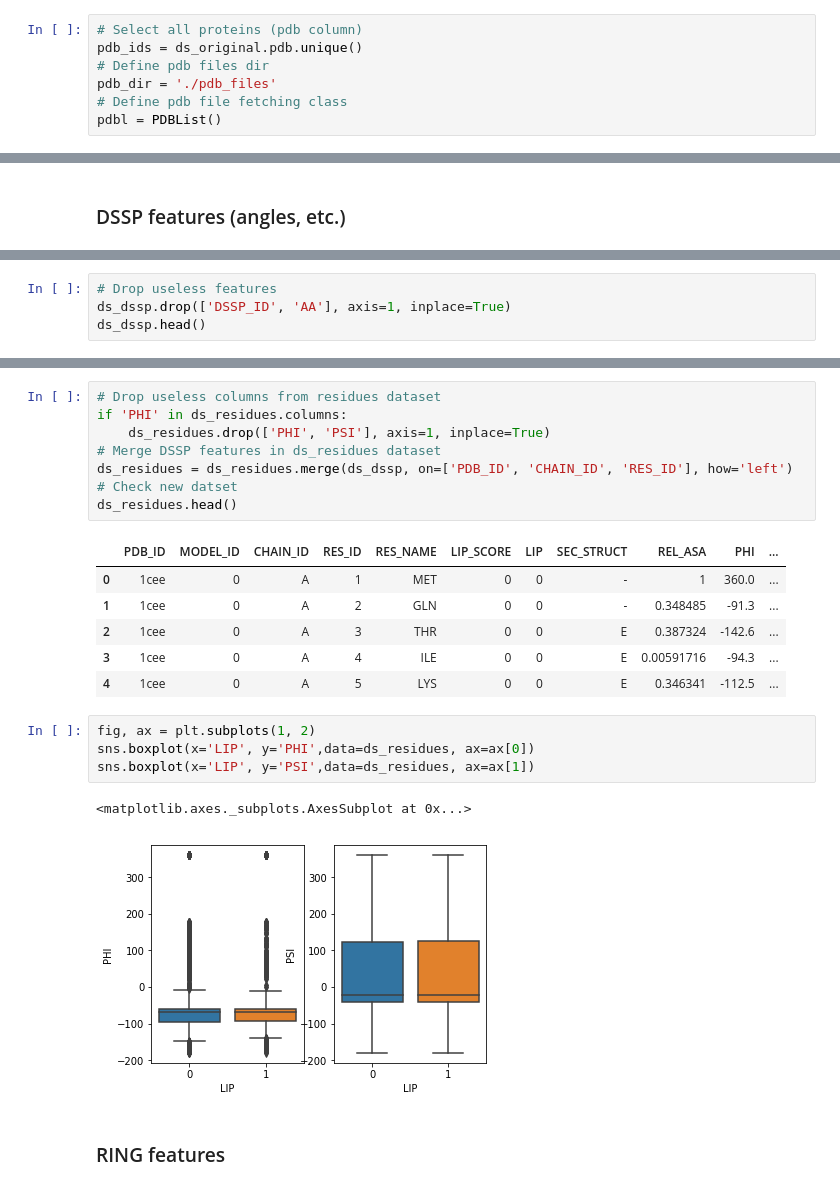
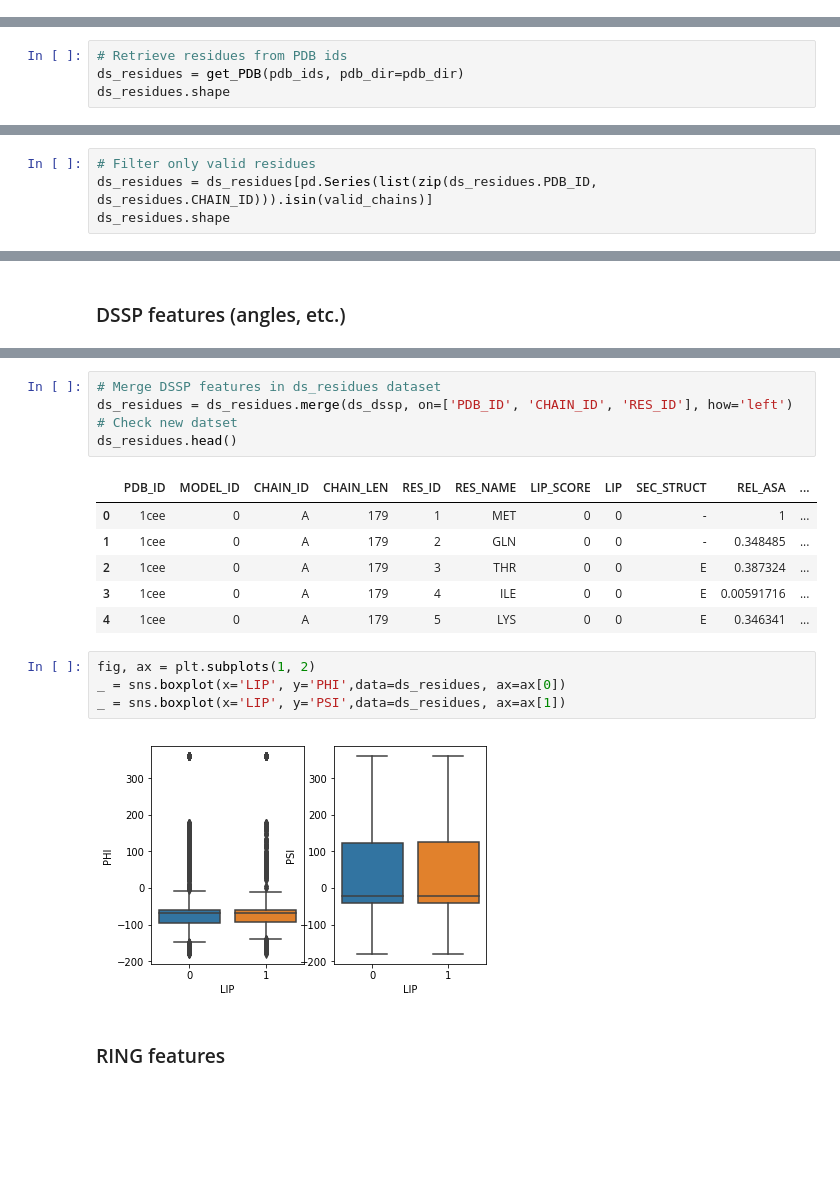
Before and after one commit to f-grimaldi/Linear-Interactive-Peptides-LIPs-Predictor, a Jupyter notebook: dataset.ipynb, the cells around one changed output, grey strips where cells are left out. Cells and saved outputs as stored; diff of their text form; blank space fills up the shorter version.

```diff
--- a/dataset.ipynb
+++ b/dataset.ipynb
@@ -98,13 +98,6 @@ Structure exists: './pdb_files/pdb1apm.ent'
 Structure exists: './pdb_files/pdb1cqt.ent'
 # %% [markdown]
 ### Creating redidues dataset
-# %%
-# Select all proteins (pdb column)
-pdb_ids = ds_original.pdb.unique()
-# Define pdb files dir
-pdb_dir = './pdb_files'
-# Define pdb file fetching class
-pdbl = PDBList()
 # %%
 # Define a set containing (pdb_id, chain_id)
 valid_chains = set([(row['pdb'], row['chain']) for idx, row in ds_original.iterrows()])
@@ -150,0 +104,4 @@ Numbers of res: 17911
+# %%
+# Retrieve residues from PDB ids
+ds_residues = get_PDB(pdb_ids, pdb_dir=pdb_dir)
+ds_residues.shape
@@ -150,0 +112,4 @@ Numbers of res: 17911
+# %%
+# Filter only valid residues
+ds_residues = ds_residues[pd.Series(list(zip(ds_residues.PDB_ID, ds_residues.CHAIN_ID))).isin(valid_chains)]
+ds_residues.shape
@@ -216,4 +195,0 @@ assert False == bool(ds_dssp.PHI.isnull().any())
-# %%
-# Drop useless features
-ds_dssp.drop(['DSSP_ID', 'AA'], axis=1, inplace=True)
-ds_dssp.head()
@@ -227,24 +196,20 @@ ds_dssp.head()
 # %%
-# Drop useless columns from residues dataset
-if 'PHI' in ds_residues.columns:
-    ds_residues.drop(['PHI', 'PSI'], axis=1, inplace=True)
 # Merge DSSP features in ds_residues dataset
 ds_residues = ds_residues.merge(ds_dssp, on=['PDB_ID', 'CHAIN_ID', 'RES_ID'], how='left')
 # Check new datset
 ds_residues.head()
 # %% [output]
-|  | PDB_ID | MODEL_ID | CHAIN_ID | RES_ID | RES_NAME | LIP_SCORE | LIP | SEC_STRUCT | REL_ASA | PHI | ... |
-| 0 | 1cee | 0 | A | 1 | MET | 0 | 0 | - | 1 | 360.0 | ... |
-| 1 | 1cee | 0 | A | 2 | GLN | 0 | 0 | - | 0.348485 | -91.3 | ... |
-| 2 | 1cee | 0 | A | 3 | THR | 0 | 0 | E | 0.387324 | -142.6 | ... |
-| 3 | 1cee | 0 | A | 4 | ILE | 0 | 0 | E | 0.00591716 | -94.3 | ... |
-| 4 | 1cee | 0 | A | 5 | LYS | 0 | 0 | E | 0.346341 | -112.5 | ... |
+|  | PDB_ID | MODEL_ID | CHAIN_ID | CHAIN_LEN | RES_ID | RES_NAME | LIP_SCORE | LIP | SEC_STRUCT | REL_ASA | ... |
+| 0 | 1cee | 0 | A | 179 | 1 | MET | 0 | 0 | - | 1 | ... |
+| 1 | 1cee | 0 | A | 179 | 2 | GLN | 0 | 0 | - | 0.348485 | ... |
+| 2 | 1cee | 0 | A | 179 | 3 | THR | 0 | 0 | E | 0.387324 | ... |
+| 3 | 1cee | 0 | A | 179 | 4 | ILE | 0 | 0 | E | 0.00591716 | ... |
+| 4 | 1cee | 0 | A | 179 | 5 | LYS | 0 | 0 | E | 0.346341 | ... |
 # %%
 fig, ax = plt.subplots(1, 2)
-sns.boxplot(x='LIP', y='PHI',data=ds_residues, ax=ax[0])
-sns.boxplot(x='LIP', y='PSI',data=ds_residues, ax=ax[1])
+_ = sns.boxplot(x='LIP', y='PHI',data=ds_residues, ax=ax[0])
+_ = sns.boxplot(x='LIP', y='PSI',data=ds_residues, ax=ax[1])
 # %% [output]
-<matplotlib.axes._subplots.AxesSubplot at 0x...>
 [figure]
 # %% [markdown]
 ### RING features
```
Also changed, not shown: parts of 31 cells of this notebook, 10 other files.
